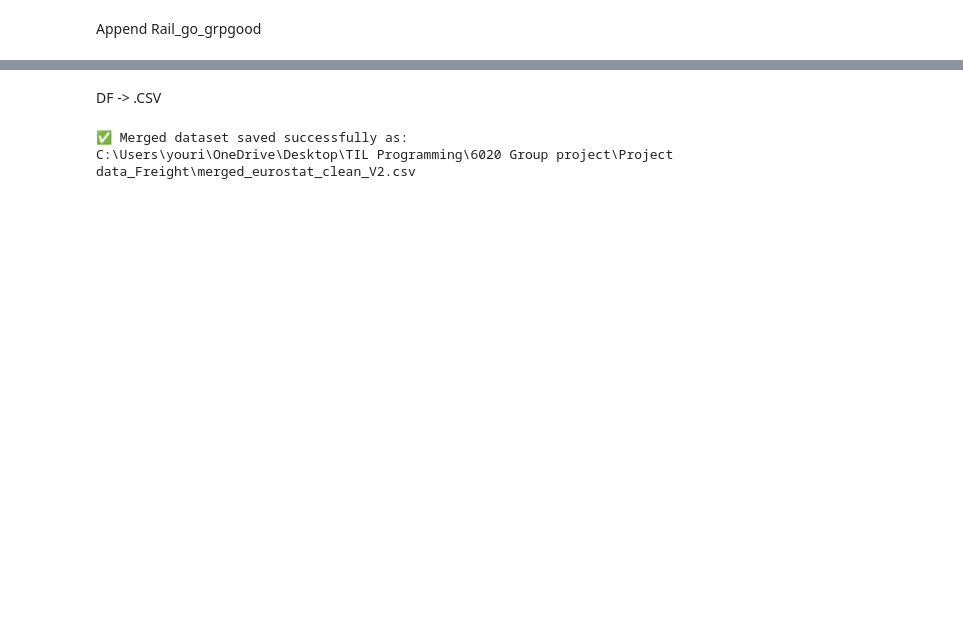
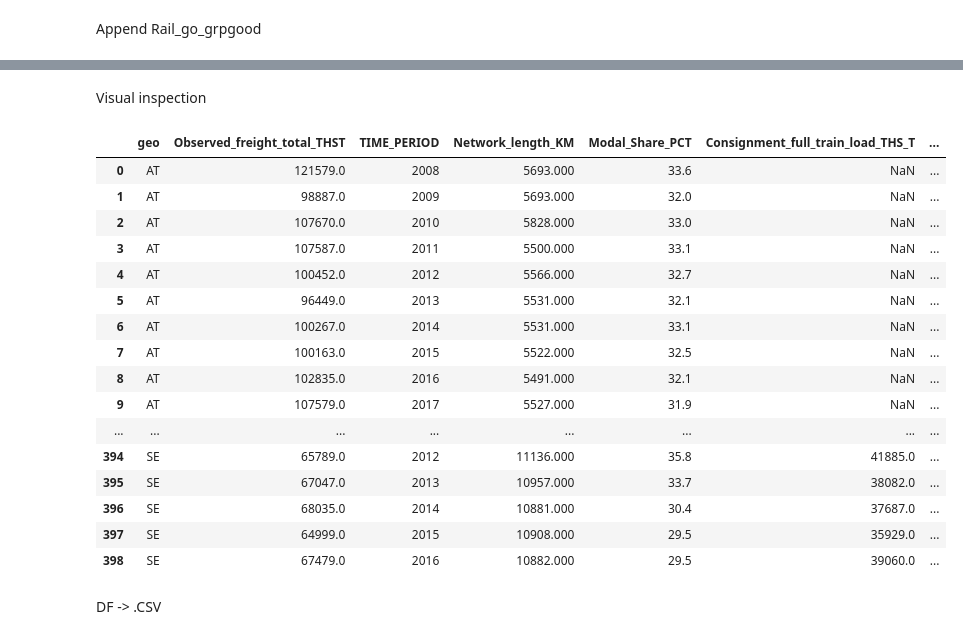
Before and after one commit to etyurkay/TIL6022-Group-Project, a Jupyter notebook: Scripts/Preprocess_Eurostat_os_V2.ipynb, the cells around one changed output, grey strips where cells are left out. Cells and saved outputs as stored; diff of their text form; code cells hidden in the pictures; blank space fills up the shorter version.

```diff
--- a/Scripts/Preprocess_Eurostat_os_V2.ipynb
+++ b/Scripts/Preprocess_Eurostat_os_V2.ipynb
@@ -90,23 +63,16 @@ df_if_line_na = df_rail_if_line_na[cols_to_keep]
 # --- Step 3: Rename OBS_VALUE to 'Network_length' ---
 df_if_line_na = df_if_line_na.rename(columns={"OBS_VALUE": "Network_length_KM"})
 
-# --- Step 4: (Optional) Filter to EU27 countries ---
+# --- Step 4: Filter to EU27 countries ---
 df_if_line_na = df_if_line_na[df_if_line_na["geo"].isin(EU27)]
 
 # --- Step 5: Merge on geo + TIME_PERIOD, keep those from master only ---
-df_master = pd.merge(
-    df_master,
-    df_if_line_na,
-    on=["geo", "TIME_PERIOD"],
-    how="left",
-    suffixes=("", "_new")
-)
+df_master = pd.merge(df_master, df_if_line_na, on=["geo", "TIME_PERIOD"], how="left", suffixes=("", "_new"))
 
 # Drop any duplicate geo/TIME_PERIOD columns from the new dataset after merge
 for col in ["geo_new", "unit", "TIME_PERIOD_new"]:
     if col in df_master.columns:
         df_master = df_master.drop(columns=[col])
 
-print("✅ Data from rail_if_line_na merged successfully on geo + TIME_PERIOD!")
-print(df_master.head())
+print(df_master.head(1))
 # %% [output]
@@ -254,33 +169,19 @@ df_grpgood = df_rail_go_grpgood[cols_to_keep]
 df_grpgood = df_grpgood[df_grpgood["geo"].isin(EU27)]
 
 # --- Step 4: Pivot NST categories into separate columns ---
-df_grpgood_wide = df_grpgood.pivot_table(
-    index=["geo", "TIME_PERIOD"],
-    columns="nst07",
-    values="OBS_VALUE",
-    aggfunc="first"
-).reset_index()
+df_grpgood_wide = df_grpgood.pivot_table(index=["geo", "TIME_PERIOD"], columns="nst07", values="OBS_VALUE", aggfunc="first").reset_index()
 
 # --- Step 5: Rename NST columns with '_MIO_TKM' suffix ---
-df_grpgood_wide.columns = [
-    f"NST_{col}_MIO_TKM" if col not in ["geo", "TIME_PERIOD"] else col
-    for col in df_grpgood_wide.columns
-]
+df_grpgood_wide.columns = [f"NST_{col}_MIO_TKM" if col not in ["geo", "TIME_PERIOD"] else col
+    for col in df_grpgood_wide.columns]
 
 # --- Step 6: Merge with master on geo + TIME_PERIOD ---
-df_master = pd.merge(
-    df_master,
-    df_grpgood_wide,
-    on=["geo", "TIME_PERIOD"],
-    how="left",
-    suffixes=("", "_new")
-)
+df_master = pd.merge(df_master, df_grpgood_wide, on=["geo", "TIME_PERIOD"], how="left", suffixes=("", "_new"))
 
 # --- Step 7: Drop any duplicate geo/TIME_PERIOD columns from new dataset ---
 for col in ["geo_new", "TIME_PERIOD_new"]:
     if col in df_master.columns:
         df_master = df_master.drop(columns=[col])
 
-print("✅ Data from rail_go_grpgood merged successfully with NST categories expanded and labeled with MIO_TKM!")
-print(df_master.head())
+print(df_master.head(1))
 # %% [output]
@@ -364,17 +216,34 @@ display(HTML(df_master.to_html(max_rows=1000, max_cols=50, justify='left')))
+# %% [markdown]
+Visual inspection
+# %%
+# Display the entire DataFrame (be careful if it's large)
+pd.set_option("display.max_rows", None)
+pd.set_option("display.max_columns", None)
+
+display(df_master)
+# %% [output]
+|  | geo | Observed_freight_total_THST | TIME_PERIOD | Network_length_KM | Modal_Share_PCT | Consignment_full_train_load_THS_T | ... |
+| 0 | AT | 121579.0 | 2008 | 5693.000 | 33.6 | NaN | ... |
+| 1 | AT | 98887.0 | 2009 | 5693.000 | 32.0 | NaN | ... |
+| 2 | AT | 107670.0 | 2010 | 5828.000 | 33.0 | NaN | ... |
+| 3 | AT | 107587.0 | 2011 | 5500.000 | 33.1 | NaN | ... |
+| 4 | AT | 100452.0 | 2012 | 5566.000 | 32.7 | NaN | ... |
+| 5 | AT | 96449.0 | 2013 | 5531.000 | 32.1 | NaN | ... |
+| 6 | AT | 100267.0 | 2014 | 5531.000 | 33.1 | NaN | ... |
+| 7 | AT | 100163.0 | 2015 | 5522.000 | 32.5 | NaN | ... |
+| 8 | AT | 102835.0 | 2016 | 5491.000 | 32.1 | NaN | ... |
+| 9 | AT | 107579.0 | 2017 | 5527.000 | 31.9 | NaN | ... |
+| ... | ... | ... | ... | ... | ... | ... | ... |
+| 394 | SE | 65789.0 | 2012 | 11136.000 | 35.8 | 41885.0 | ... |
+| 395 | SE | 67047.0 | 2013 | 10957.000 | 33.7 | 38082.0 | ... |
+| 396 | SE | 68035.0 | 2014 | 10881.000 | 30.4 | 37687.0 | ... |
+| 397 | SE | 64999.0 | 2015 | 10908.000 | 29.5 | 35929.0 | ... |
+| 398 | SE | 67479.0 | 2016 | 10882.000 | 29.5 | 39060.0 | ... |
 # %% [markdown]
 DF -> .CSV
 # %%
-import os
-
 # Define the export path to your project folder
-output_path = os.path.expanduser(
-    r"~\OneDrive\Desktop\TIL Programming\6020 Group project\Project data_Freight\merged_eurostat_clean_V2.csv"
-)
+output_path = os.path.expanduser(r"~\OneDrive\Desktop\TIL Programming\6020 Group project\Project data_Freight\merged_eurostat_clean_V2.csv")
 
 # Save as CSV
 df_master.to_csv(output_path, index=False, encoding="utf-8")
-
-print(f"✅ Merged dataset saved successfully as:\n{output_path}")
-# %% [output]
-✅ Merged dataset saved successfully as:
-C:\Users\youri\OneDrive\Desktop\TIL Programming\6020 Group project\Project data_Freight\merged_eurostat_clean_V2.csv
```
Also changed, not shown: parts of 13 cells of this notebook.
